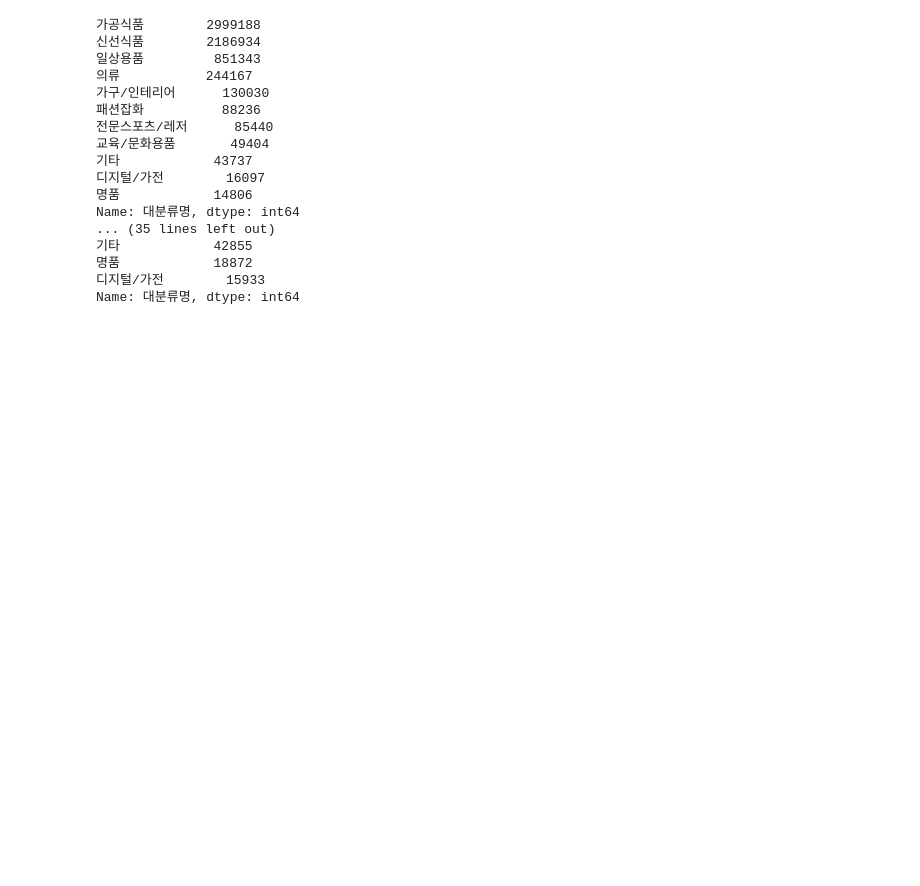
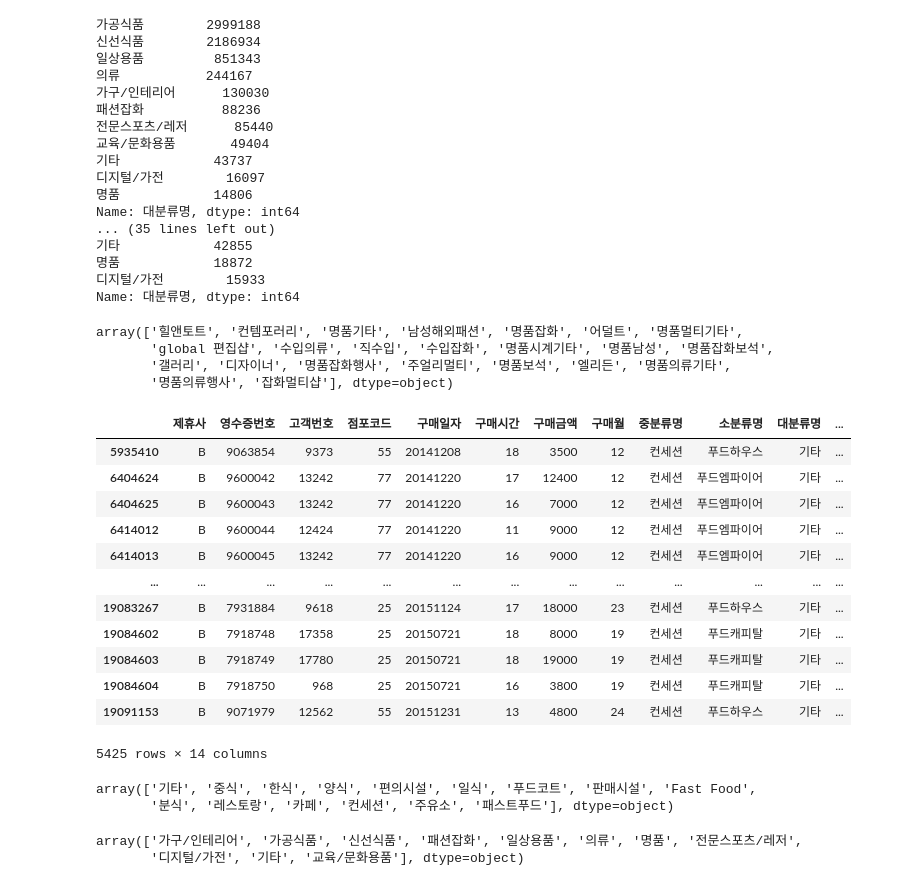
Before and after one commit to SeunghyeChae/CAKD3_tmdhey, a Jupyter notebook: 000. 1차 플젝/0923(대분류명_거주지역).ipynb, the cells around one changed output. Drawn from its saved outputs; the diff is of its cells as text; code cells hidden in the pictures; blank space fills up the shorter version.

```diff
--- a/000. 1차 플젝/0923(대분류명_거주지역).ipynb
+++ b/000. 1차 플젝/0923(대분류명_거주지역).ipynb
@@ -557,3 +557,36 @@ Name: 대분류명, dtype: int64
 명품            18872
 디지털/가전        15933
 Name: 대분류명, dtype: int64
+# %%
+dd[dd.대분류명=='명품'].중분류명
+# %% [output]
+array(['힐앤토트', '컨템포러리', '명품기타', '남성해외패션', '명품잡화', '어덜트', '명품멀티기타',
+       'global 편집샵', '수입의류', '직수입', '수입잡화', '명품시계기타', '명품남성', '명품잡화보석',
+       '갤러리', '디자이너', '명품잡화행사', '주얼리멀티', '명품보석', '엘리든', '명품의류기타',
+       '명품의류행사', '잡화멀티샵'], dtype=object)
+# %%
+dd[(dd.대분류명=='기타')&(dd.중분류명=='컨세션')]
+# %% [output]
+|  | 제휴사 | 영수증번호 | 고객번호 | 점포코드 | 구매일자 | 구매시간 | 구매금액 | 구매월 | 중분류명 | 소분류명 | 대분류명 | ... |
+| 5935410 | B | 9063854 | 9373 | 55 | 20141208 | 18 | 3500 | 12 | 컨세션 | 푸드하우스 | 기타 | ... |
+| 6404624 | B | 9600042 | 13242 | 77 | 20141220 | 17 | 12400 | 12 | 컨세션 | 푸드엠파이어 | 기타 | ... |
+| 6404625 | B | 9600043 | 13242 | 77 | 20141220 | 16 | 7000 | 12 | 컨세션 | 푸드엠파이어 | 기타 | ... |
+| 6414012 | B | 9600044 | 12424 | 77 | 20141220 | 11 | 9000 | 12 | 컨세션 | 푸드엠파이어 | 기타 | ... |
+| 6414013 | B | 9600045 | 13242 | 77 | 20141220 | 16 | 9000 | 12 | 컨세션 | 푸드엠파이어 | 기타 | ... |
+| ... | ... | ... | ... | ... | ... | ... | ... | ... | ... | ... | ... | ... |
+| 19083267 | B | 7931884 | 9618 | 25 | 20151124 | 17 | 18000 | 23 | 컨세션 | 푸드하우스 | 기타 | ... |
+| 19084602 | B | 7918748 | 17358 | 25 | 20150721 | 18 | 8000 | 19 | 컨세션 | 푸드캐피탈 | 기타 | ... |
+| 19084603 | B | 7918749 | 17780 | 25 | 20150721 | 18 | 19000 | 19 | 컨세션 | 푸드캐피탈 | 기타 | ... |
+| 19084604 | B | 7918750 | 968 | 25 | 20150721 | 16 | 3800 | 19 | 컨세션 | 푸드캐피탈 | 기타 | ... |
+| 19091153 | B | 9071979 | 12562 | 55 | 20151231 | 13 | 4800 | 24 | 컨세션 | 푸드하우스 | 기타 | ... |
+5425 rows × 14 columns
+# %%
+dd[dd.대분류명=='기타'].중분류명.unique()
+# %% [output]
+array(['기타', '중식', '한식', '양식', '편의시설', '일식', '푸드코트', '판매시설', 'Fast Food',
+       '분식', '레스토랑', '카페', '컨세션', '주유소', '패스트푸드'], dtype=object)
+# %%
+dd.대분류명.unique()
+# %% [output]
+array(['가구/인테리어', '가공식품', '신선식품', '패션잡화', '일상용품', '의류', '명품', '전문스포츠/레저',
+       '디지털/가전', '기타', '교육/문화용품'], dtype=object)
```
Also changed, not shown: parts of 6 cells of this notebook, 7 other files.
